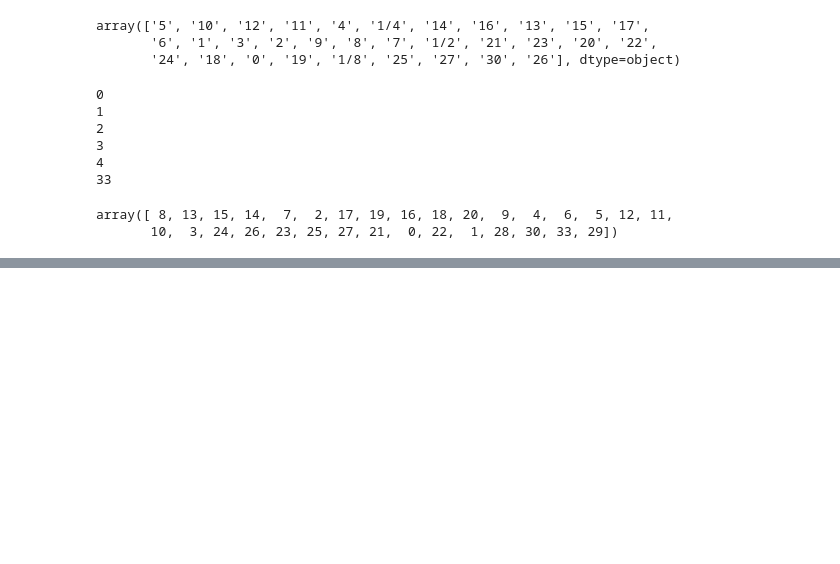
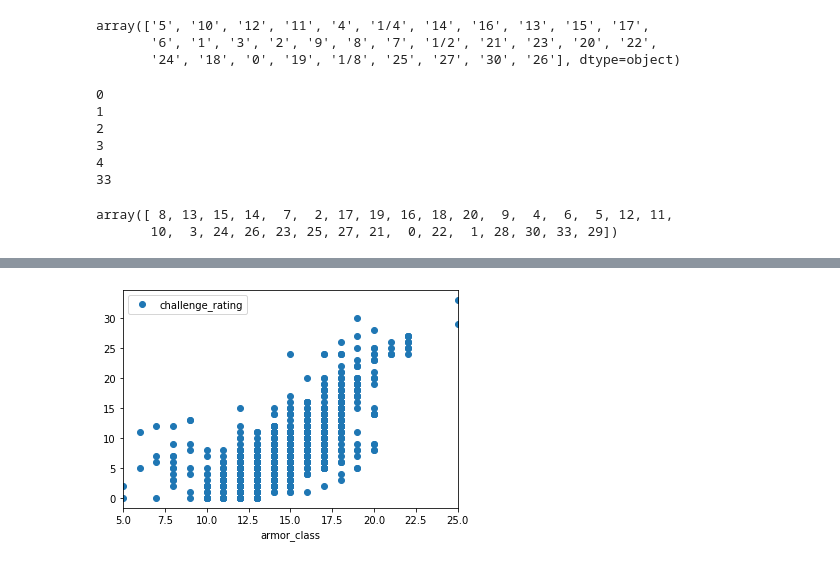
Before and after one commit to nhphillips5/DND_Monsters, a Jupyter notebook: project.ipynb, the cells around one changed output, grey strips where cells are left out. Saved outputs shown, nothing was run; the diff lists cells and outputs as text; code cells hidden in the pictures; blank space fills up the shorter version.

```diff
--- a/project.ipynb
+++ b/project.ipynb
@@ -141,0 +171,4 @@ KeyError: False
+# %%
+plot = mon1.plot(x='armor_class', y='challenge_rating', style='o')
+# %% [output]
+[figure, added]
```
Also changed, not shown: parts of 21 cells of this notebook, 1 other file.
